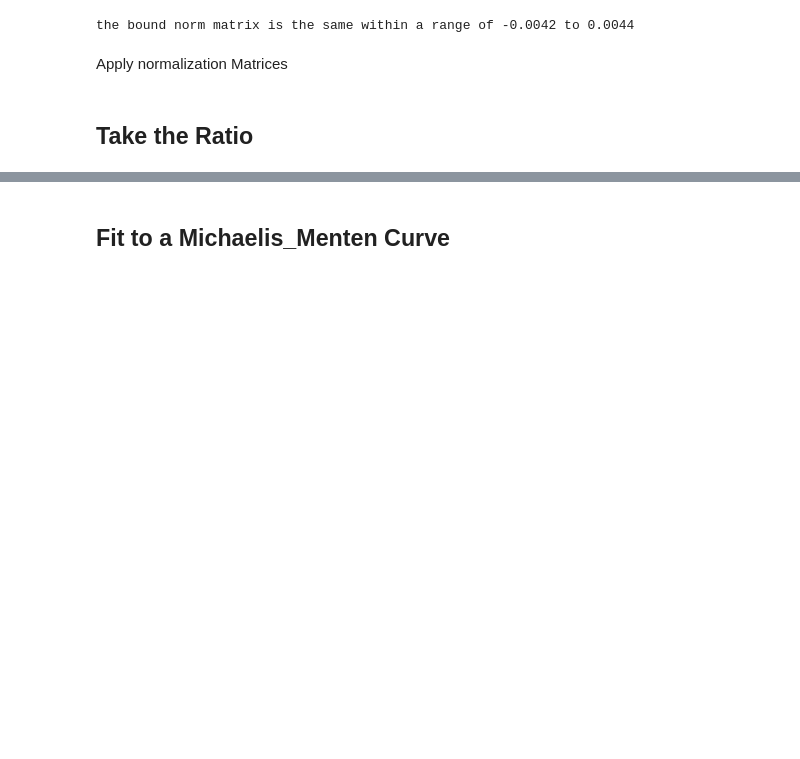
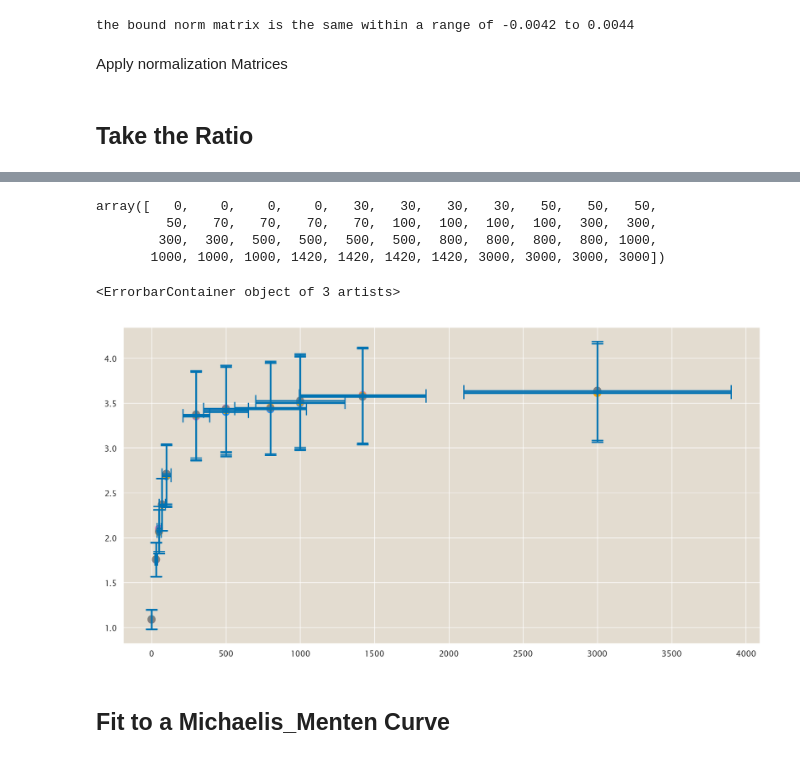
Before and after one commit to RPGroup-PBoC/am_atp, a Jupyter notebook: analysis/atp-cal/2024-07-23_ATPCal_Pipeline.ipynb, the cells around one changed output, grey strips where cells are left out. Saved outputs shown, nothing was run; the diff lists cells and outputs as text; code cells hidden in the pictures; blank space fills up the shorter version.

```diff
--- a/analysis/atp-cal/2024-07-23_ATPCal_Pipeline.ipynb
+++ b/analysis/atp-cal/2024-07-23_ATPCal_Pipeline.ipynb
@@ -216,3 +239,27 @@ plt.xscale('symlog', linthresh=20)#, linscale=0.5)
+# %%
+ATPconc
+# %% [output]
+array([   0,    0,    0,    0,   30,   30,   30,   30,   50,   50,   50,
+         50,   70,   70,   70,   70,  100,  100,  100,  100,  300,  300,
+        300,  300,  500,  500,  500,  500,  800,  800,  800,  800, 1000,
+       1000, 1000, 1000, 1420, 1420, 1420, 1420, 3000, 3000, 3000, 3000])
+# %%
+# FOR TIME BEING, for purposes of building up the capacity to fit with xerrors,
+# use these SYNTHETIC errors:
+synthetic_conc_err = ATPconc*0.3
+
+# Now plot
+fig, ax = plt.subplots(figsize=(10,5))
+
+plotcolor=np.tile(['m', 'dodgerblue', 'orange', 'gray'], len(np.unique(ATPconc)))
+plt.scatter(ATPconc, ratio_calavg, color=plotcolor)
+plt.errorbar(ATPconc, ratio_calavg, yerr = np.nanstd(ratio_im, axis=(1,2)),
+                                    xerr = synthetic_conc_err,
+             fmt='None', capsize=5)
+#plt.xscale('symlog', linthresh=20)#, linscale=0.5)
+# %% [output]
+<ErrorbarContainer object of 3 artists>
+[figure, added]
 # %% [markdown]
 ## Fit to a Michaelis_Menten Curve
 # %%
```
Also changed, not shown: parts of 17 cells of this notebook, 1 other file.
